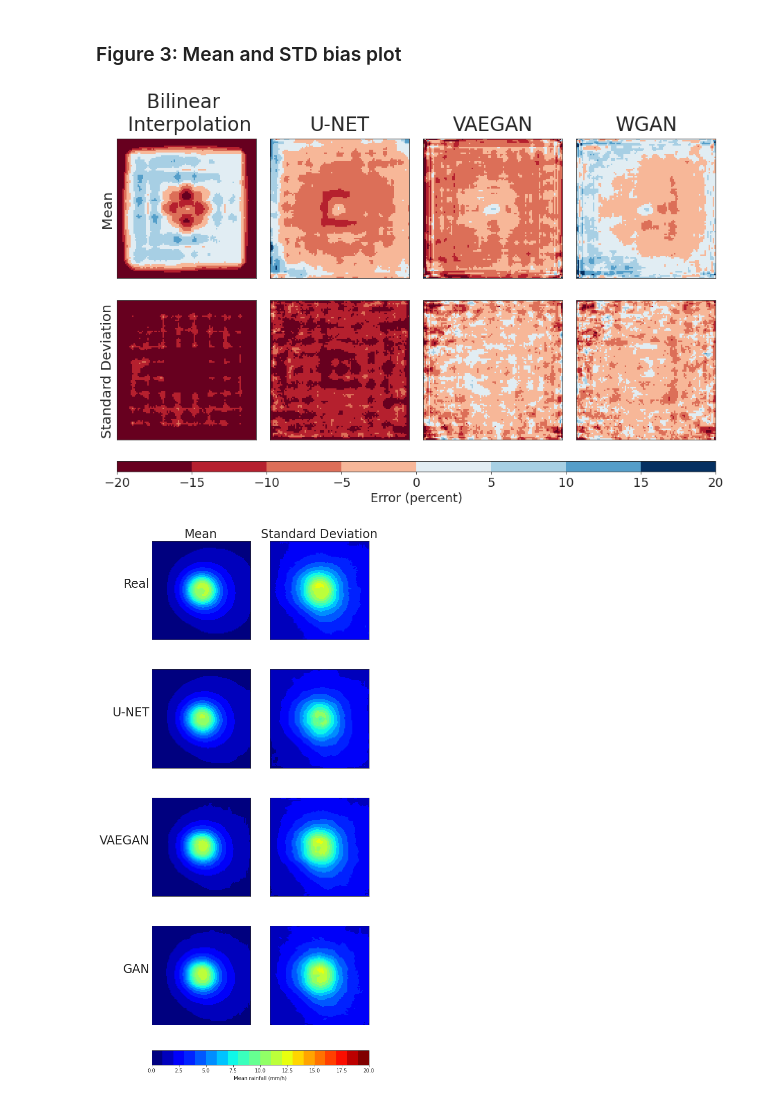
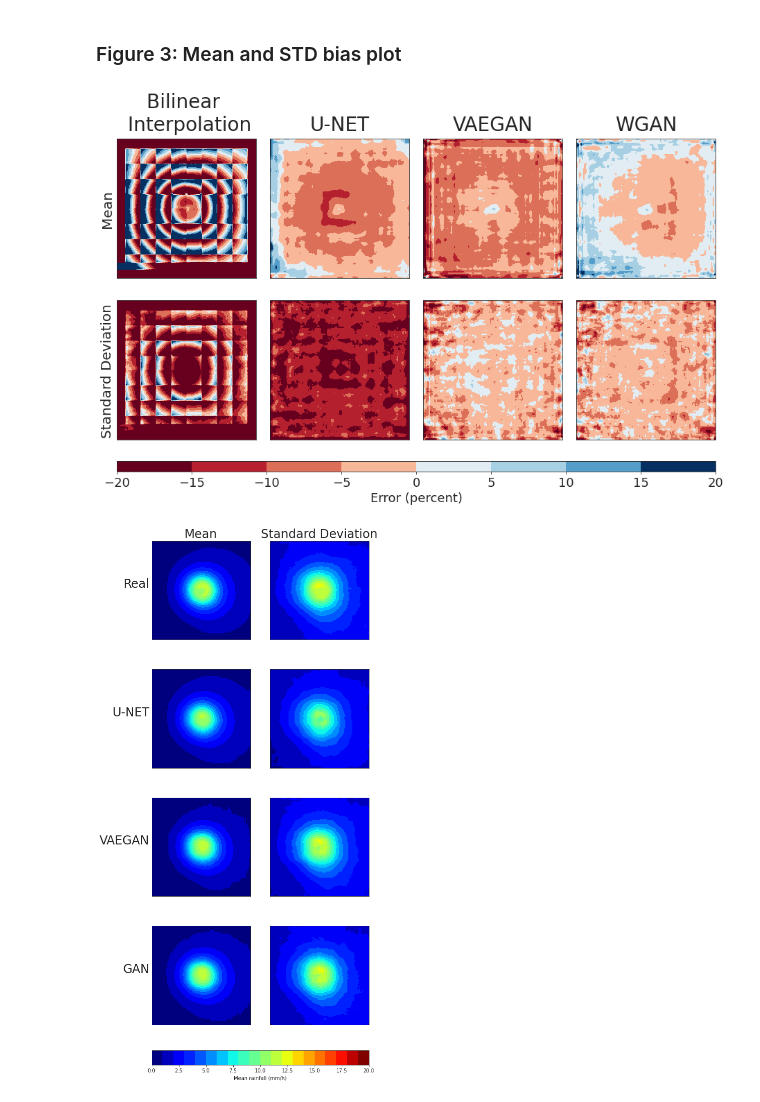
Before and after one commit to vosps/tropical_cyclone, a Jupyter notebook: figures/3_mean_plot_2d.ipynb, the cells around one changed output. Saved outputs shown, nothing was run; the diff lists cells and outputs as text; code cells hidden in the pictures.

```diff
--- a/figures/3_mean_plot_2d.ipynb
+++ b/figures/3_mean_plot_2d.ipynb
@@ -46,9 +46,10 @@ real_x,inputs_x,pred_cnn_x,pred_vaegan_x,pred_gan_x,pred_vaegan_ensemble_x,pred_
 # hrmip = np.load('/user/home/al18709/work/CMIP6/HighResMIP/EC-Earth3p/historical/storm_rain.npy')[-28000:]
 
 # regrid inputs
-grid_in = {"lon": np.linspace(0, 100, 10), "lat": np.linspace(0, 100, 10)}
-grid_out = {"lon": np.linspace(0, 100, 100), "lat": np.linspace(0, 100, 100)}
+grid_in = {"lon": np.linspace(0, 100, 10), "lat": np.linspace(0, 101, 10)}
+grid_out = {"lon": np.linspace(0, 100, 100), "lat": np.linspace(0, 101, 100)}
 regridder = xe.Regridder(grid_in, grid_out, "bilinear")
+regridder = xe.Regridder(grid_in, grid_out, "nearest_s2d")
 inputs_hr = regridder(inputs)
 inputs_hr_x = regridder(inputs_x)
 # hrmip_hr = regridder(hrmip)
@@ -101,14 +102,22 @@ else:
 
 cmap = plt.get_cmap('RdBu', 10)
 cmap_norm = matplotlib.colors.BoundaryNorm([-20,-15,-10,-5,0,5,10,15,20], cmap.N)
-axes[0,0].imshow(mean_anom_inputs, interpolation='nearest', extent=None,cmap=cmap,norm=cmap_norm)
-axes[0,1].imshow(mean_anom_unet, interpolation='nearest', extent=None,cmap=cmap,norm=cmap_norm)
-axes[0,2].imshow(mean_anom_vaegan, interpolation='nearest', extent=None,cmap=cmap,norm=cmap_norm)
-axes[0,3].imshow(mean_anom_gan, interpolation='nearest', extent=None,cmap=cmap,norm=cmap_norm)
-axes[1,0].imshow(std_anom_inputs, interpolation='nearest', extent=None,cmap=cmap,norm=cmap_norm)
-axes[1,1].imshow(std_anom_unet, interpolation='nearest', extent=None,cmap=cmap,norm=cmap_norm)
-axes[1,2].imshow(std_anom_vaegan, interpolation='nearest', extent=None,cmap=cmap,norm=cmap_norm)
-m = axes[1,3].imshow(std_anom_gan, interpolation='nearest', extent=None,cmap=cmap,norm=cmap_norm)
+# axes[0,0].imshow(mean_anom_inputs, interpolation='nearest', extent=None,cmap=cmap,norm=cmap_norm)
+# axes[0,1].imshow(mean_anom_unet, interpolation='nearest', extent=None,cmap=cmap,norm=cmap_norm)
+# axes[0,2].imshow(mean_anom_vaegan, interpolation='nearest', extent=None,cmap=cmap,norm=cmap_norm)
+# axes[0,3].imshow(mean_anom_gan, interpolation='nearest', extent=None,cmap=cmap,norm=cmap_norm)
+# axes[1,0].imshow(std_anom_inputs, interpolation='nearest', extent=None,cmap=cmap,norm=cmap_norm)
+# axes[1,1].imshow(std_anom_unet, interpolation='nearest', extent=None,cmap=cmap,norm=cmap_norm)
+# axes[1,2].imshow(std_anom_vaegan, interpolation='nearest', extent=None,cmap=cmap,norm=cmap_norm)
+# m = axes[1,3].imshow(std_anom_gan, interpolation='nearest', extent=None,cmap=cmap,norm=cmap_norm)
+axes[0,0].imshow(mean_anom_inputs, extent=None,cmap=cmap,norm=cmap_norm)
+axes[0,1].imshow(mean_anom_unet, extent=None,cmap=cmap,norm=cmap_norm)
+axes[0,2].imshow(mean_anom_vaegan, extent=None,cmap=cmap,norm=cmap_norm)
+axes[0,3].imshow(mean_anom_gan, extent=None,cmap=cmap,norm=cmap_norm)
+axes[1,0].imshow(std_anom_inputs, extent=None,cmap=cmap,norm=cmap_norm)
+axes[1,1].imshow(std_anom_unet, extent=None,cmap=cmap,norm=cmap_norm)
+axes[1,2].imshow(std_anom_vaegan, extent=None,cmap=cmap,norm=cmap_norm)
+m = axes[1,3].imshow(std_anom_gan, extent=None,cmap=cmap,norm=cmap_norm)
 # axes[0,2].imshow(mean_anom_inputs_x, interpolation='nearest', extent=None,cmap=cmap,norm=cmap_norm)
 # axes[1,2].imshow(mean_anom_unet_x, interpolation='nearest', extent=None,cmap=cmap,norm=cmap_norm)
 # axes[2,2].imshow(mean_anom_vaegan_x, interpolation='nearest', extent=None,cmap=cmap,norm=cmap_norm)
@@ -124,34 +133,34 @@ plt.setp(plt.gcf().get_axes(), xticks=[], yticks=[])
 
 # fig.subplots_adjust(right=0.8)
 # cbar_ax = fig.add_axes([0.85, 0.15, 0.05, 0.7])
 fig.subplots_adjust(bottom=0.15)
 cbar_ax = fig.add_axes([0.3, 0.15, 0.6, 0.02])
 cbar = fig.colorbar(m, cax=cbar_ax,orientation='horizontal',ticks=[-20,-15,-10,-5,0,5,10,15,20])
 cbar.ax.tick_params(labelsize=18)
 cbar.set_label('Error (percent)',fontsize=18)
 
 # set all titles and labels
 fig.subplots_adjust(left=0.3)
 axes[0,0].set_ylabel('Mean',fontsize=20,rotation=90)
 axes[1,0].set_ylabel('Standard Deviation',fontsize=20,rotation=90)
 # axes[0,2].set_title('Mean \n (extremes)',fontsize=24)
 # axes[0,3].set_title('Standard Deviation \n (extremes)',fontsize=24)
 axes[0,0].set_title('Bilinear \n Interpolation',rotation=0,fontsize=28,va='bottom')
 axes[0,1].set_title('U-NET',rotation=0,fontsize=28,va='bottom')
 axes[0,2].set_title('VAEGAN',rotation=0,fontsize=28,va='bottom')
 axes[0,3].set_title('WGAN',rotation=0,fontsize=28,va='bottom')
 
 
 
 
 # plt.tight_layout()
 # plt.colorbar(m)
 plt.subplots_adjust(hspace=-0.2,wspace=0.1)
 # fig.subplots_adjust(right=5)
 plt.savefig('figure3.png',bbox_inches='tight')
 # plt.show()
 # %% [output]
-[figure, old version]
+[figure, new version]
 # %%
 plot='save'
 n = 4
```
Also changed, not shown: parts of 1 cell of this notebook, 8 other files.
